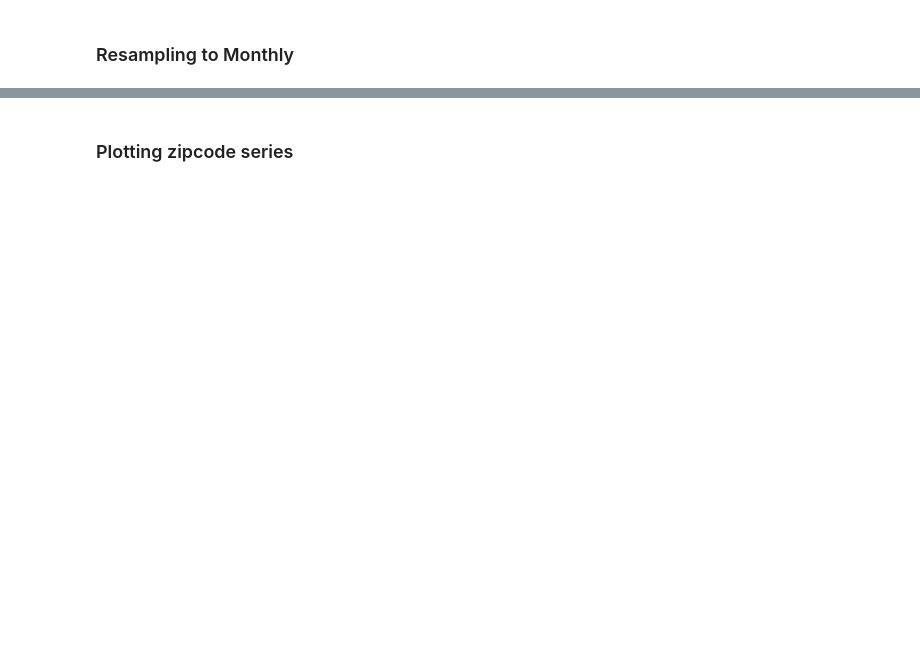
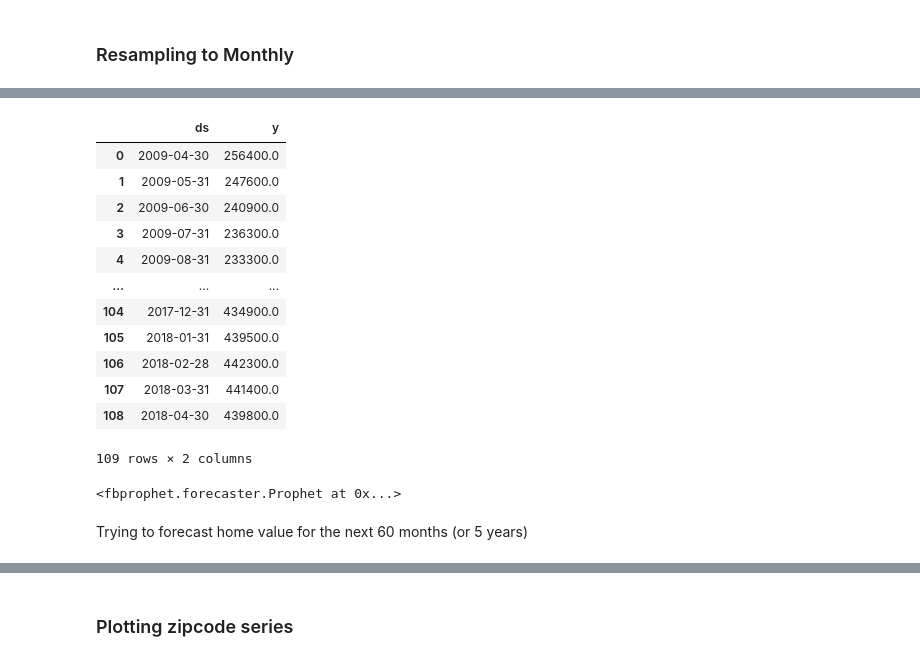
Before and after one commit to MatthewR1021/Zillow_Time_Series, a Jupyter notebook: jerry.ipynb, the cells around one changed output, grey strips where cells are left out. Cells and saved outputs as stored; diff of their text form; code cells hidden in the pictures; blank space fills up the shorter version.

```diff
--- a/jerry.ipynb
+++ b/jerry.ipynb
@@ -92,0 +117,27 @@ resampled
+# %%
+zipcode_85003 = resampled.loc[85003]
+zipcode_85003.rename(columns={'value':'y'},inplace=True)
+zipcode_85003.index.name = 'ds'
+zipcode_85003 = zipcode_85003.reset_index()
+zipcode_85003 = zipcode_85003[['ds','y']]
+zipcode_85003
+# %% [output]
+|  | ds | y |
+| 0 | 2009-04-30 | 256400.0 |
+| 1 | 2009-05-31 | 247600.0 |
+| 2 | 2009-06-30 | 240900.0 |
+| 3 | 2009-07-31 | 236300.0 |
+| 4 | 2009-08-31 | 233300.0 |
+| ... | ... | ... |
+| 104 | 2017-12-31 | 434900.0 |
+| 105 | 2018-01-31 | 439500.0 |
+| 106 | 2018-02-28 | 442300.0 |
+| 107 | 2018-03-31 | 441400.0 |
+| 108 | 2018-04-30 | 439800.0 |
+109 rows × 2 columns
+# %%
+model.fit(zipcode_85003)
+# %% [output]
+<fbprophet.forecaster.Prophet at 0x...>
+# %% [markdown]
+Trying to forecast home value for the next 60 months (or 5 years)
```
Also changed, not shown: parts of 16 cells of this notebook.
